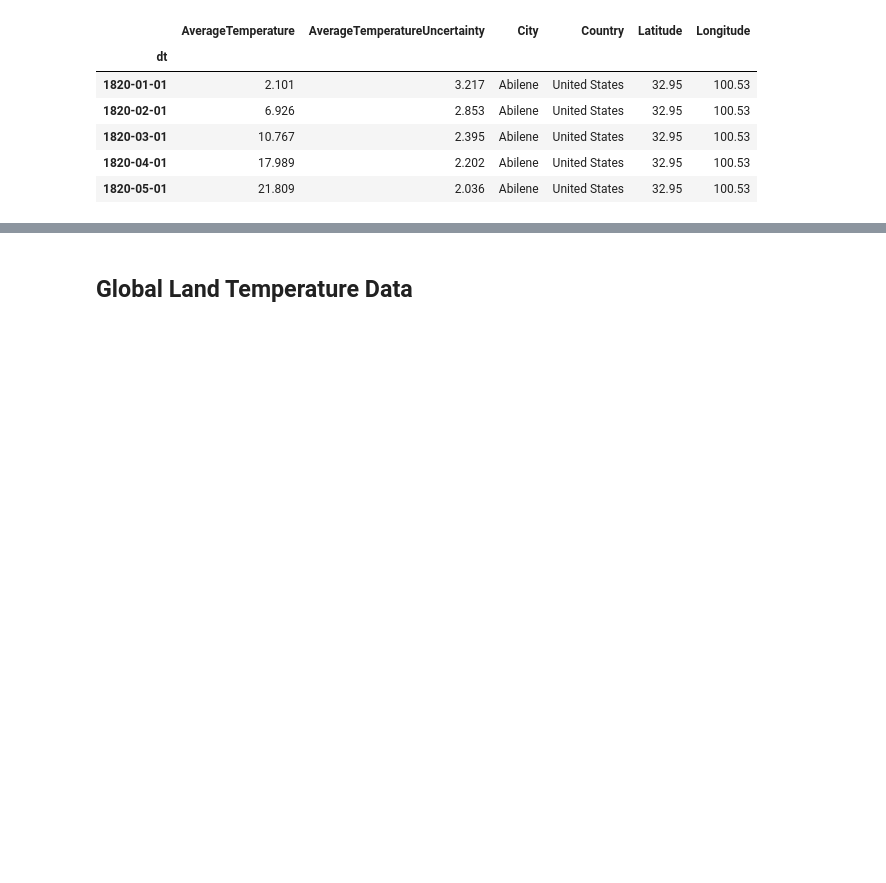
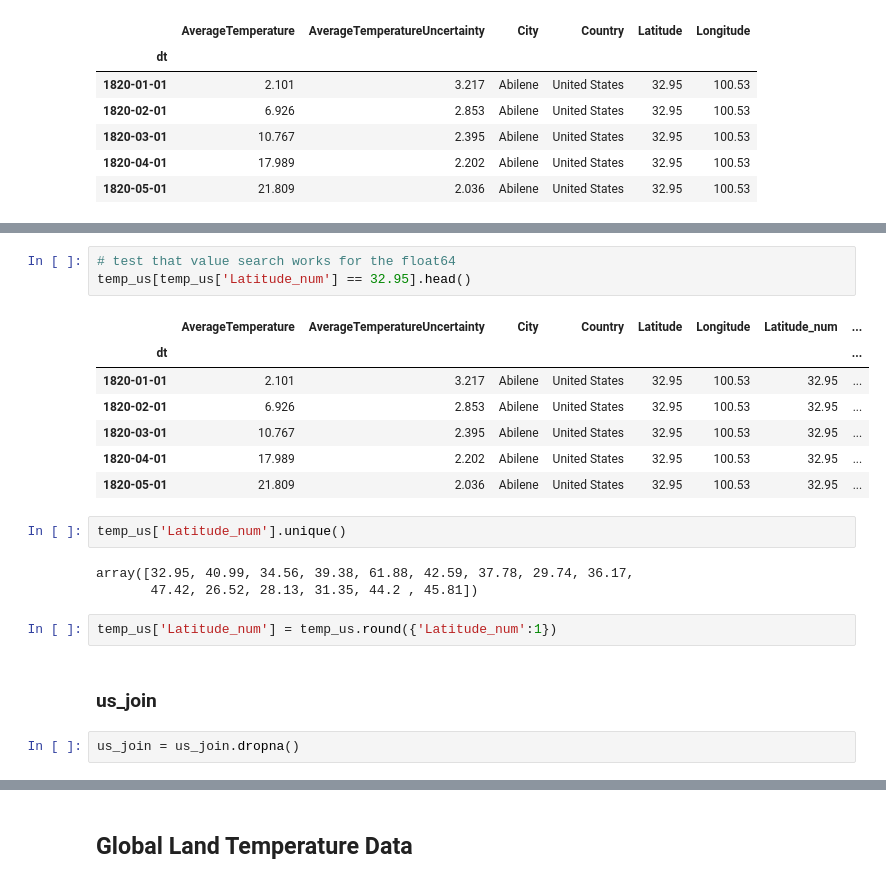
Before and after one commit to karahahn/Springboard_Capstone1, a Jupyter notebook: Exploring the Data.ipynb, the cells around one changed output, grey strips where cells are left out. Cells and saved outputs as stored; diff of their text form; blank space fills up the shorter version.

```diff
--- a/Exploring the Data.ipynb
+++ b/Exploring the Data.ipynb
@@ -93,0 +133,22 @@ temp_us[temp_us['Latitude'] == 32.95]
+# %%
+# test that value search works for the float64
+temp_us[temp_us['Latitude_num'] == 32.95].head()
+# %% [output]
+|  | AverageTemperature | AverageTemperatureUncertainty | City | Country | Latitude | Longitude | Latitude_num | ... |
+| dt |  |  |  |  |  |  |  | ... |
+| 1820-01-01 | 2.101 | 3.217 | Abilene | United States | 32.95 | 100.53 | 32.95 | ... |
+| 1820-02-01 | 6.926 | 2.853 | Abilene | United States | 32.95 | 100.53 | 32.95 | ... |
+| 1820-03-01 | 10.767 | 2.395 | Abilene | United States | 32.95 | 100.53 | 32.95 | ... |
+| 1820-04-01 | 17.989 | 2.202 | Abilene | United States | 32.95 | 100.53 | 32.95 | ... |
+| 1820-05-01 | 21.809 | 2.036 | Abilene | United States | 32.95 | 100.53 | 32.95 | ... |
+# %%
+temp_us['Latitude_num'].unique()
+# %% [output]
+array([32.95, 40.99, 34.56, 39.38, 61.88, 42.59, 37.78, 29.74, 36.17,
+       47.42, 26.52, 28.13, 31.35, 44.2 , 45.81])
+# %%
+temp_us['Latitude_num'] = temp_us.round({'Latitude_num':1})
+# %% [markdown]
+### us_join
+# %%
+us_join = us_join.dropna()
```
Also changed, not shown: parts of 24 cells of this notebook.
